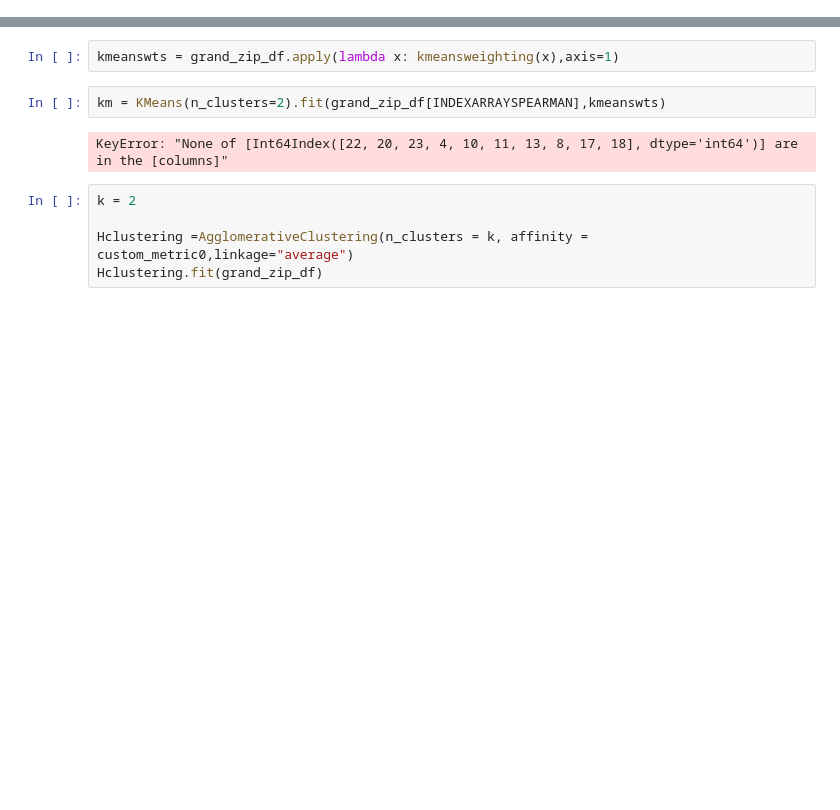
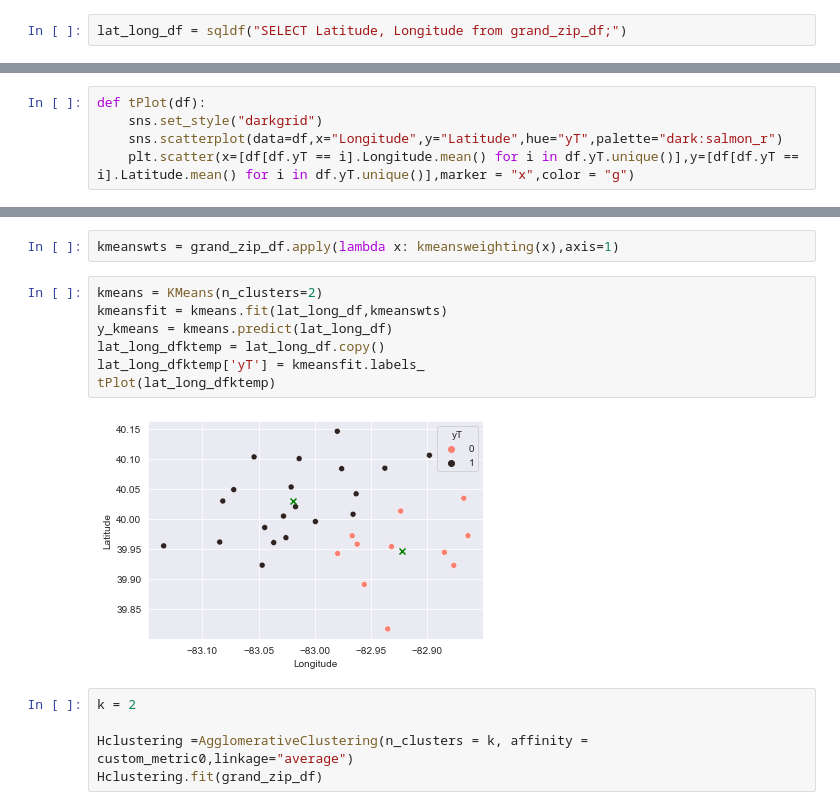
Before and after one commit to stein463/AppliedDataScienceCapstoneIBM, a Jupyter notebook: FinalProjectForIBMDataScienceCertification.ipynb, the cells around one changed output, grey strips where cells are left out. Drawn from its saved outputs; the diff is of its cells as text; blank space fills up the shorter version.

Commit message:
Finished a kmeans clustering

```diff
--- a/FinalProjectForIBMDataScienceCertification.ipynb
+++ b/FinalProjectForIBMDataScienceCertification.ipynb
@@ -941,0 +939,2 @@ Kmeans clustering
+# %%
+lat_long_df = sqldf("SELECT Latitude, Longitude from grand_zip_df;")
@@ -942,3 +952,8 @@ Kmeans clustering
+# %%
+def tPlot(df):
+    sns.set_style("darkgrid")
+    sns.scatterplot(data=df,x="Longitude",y="Latitude",hue="yT",palette="dark:salmon_r")
+    plt.scatter(x=[df[df.yT == i].Longitude.mean() for i in df.yT.unique()],y=[df[df.yT == i].Latitude.mean() for i in df.yT.unique()],marker = "x",color = "g")
 # %% [markdown]
 Weight generation
 # %%
@@ -946,10 +961,15 @@ def kmeansweighting(vect):
     return np.sum(np.multiply(vect,corr_arr_spearman[INDEXARRAYSPEARMAN]))
 # %%
 kmeanswts = grand_zip_df.apply(lambda x: kmeansweighting(x),axis=1)
-# %%
-km = KMeans(n_clusters=2).fit(grand_zip_df[INDEXARRAYSPEARMAN],kmeanswts)
-# %% [output]
-KeyError: "None of [Int64Index([22, 20, 23, 4, 10, 11, 13, 8, 17, 18], dtype='int64')] are in the [columns]"
+# %%
+kmeans = KMeans(n_clusters=2)
+kmeansfit = kmeans.fit(lat_long_df,kmeanswts)
+y_kmeans = kmeans.predict(lat_long_df)
+lat_long_dfktemp = lat_long_df.copy()
+lat_long_dfktemp['yT'] = kmeansfit.labels_
+tPlot(lat_long_dfktemp)
+# %% [output]
+[figure, added]
 # %%
 k = 2
 
```
Also changed, not shown: parts of 19 cells of this notebook.
